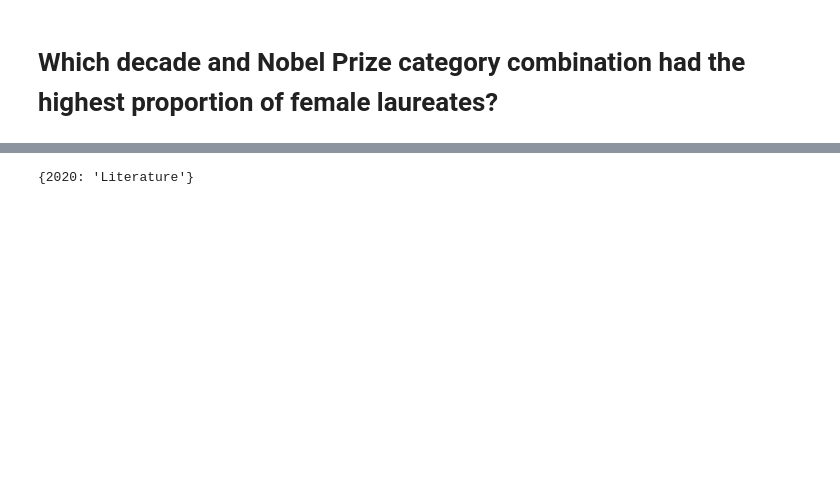
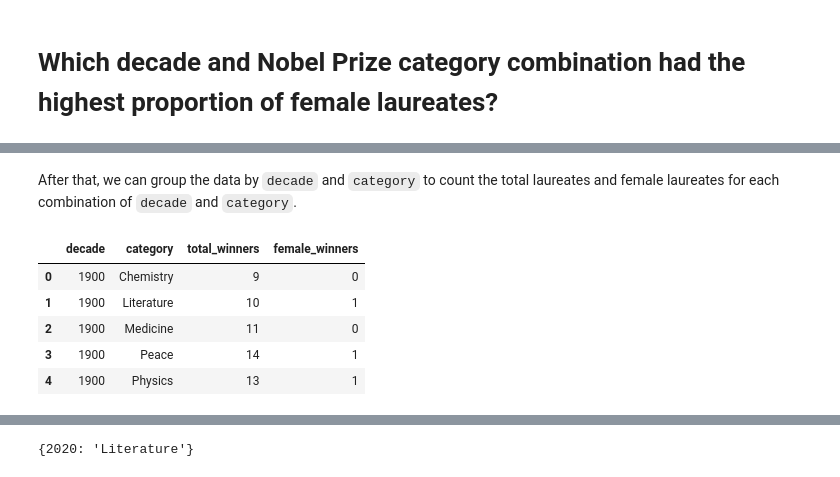
Before and after one commit to azizp128/data-science-projects, a Jupyter notebook: a-visual-history-of-nobel-prize-winners/new-version/notebook.ipynb, the cells around one changed output, grey strips where cells are left out. Saved outputs shown, nothing was run; the diff lists cells and outputs as text; code cells hidden in the pictures; blank space fills up the shorter version.

```diff
--- a/a-visual-history-of-nobel-prize-winners/new-version/notebook.ipynb
+++ b/a-visual-history-of-nobel-prize-winners/new-version/notebook.ipynb
@@ -137,0 +203,17 @@ plt.show()
+# %% [markdown]
+After that, we can group the data by `decade` and `category` to count the total laureates and female laureates for each combination of `decade` and `category`.
+# %%
+# Group by decade and category, calculate total laureates and female laureates
+grouped_data = nobel.groupby(['decade', 'category']).agg(
+    total_winners=('year', 'count'),
+    female_winners=('is_female', 'sum')
+).reset_index()
+
+grouped_data.head()
+# %% [output]
+|  | decade | category | total_winners | female_winners |
+| 0 | 1900 | Chemistry | 9 | 0 |
+| 1 | 1900 | Literature | 10 | 1 |
+| 2 | 1900 | Medicine | 11 | 0 |
+| 3 | 1900 | Peace | 14 | 1 |
+| 4 | 1900 | Physics | 13 | 1 |
```
Also changed, not shown: parts of 37 cells of this notebook, 1 other file.
